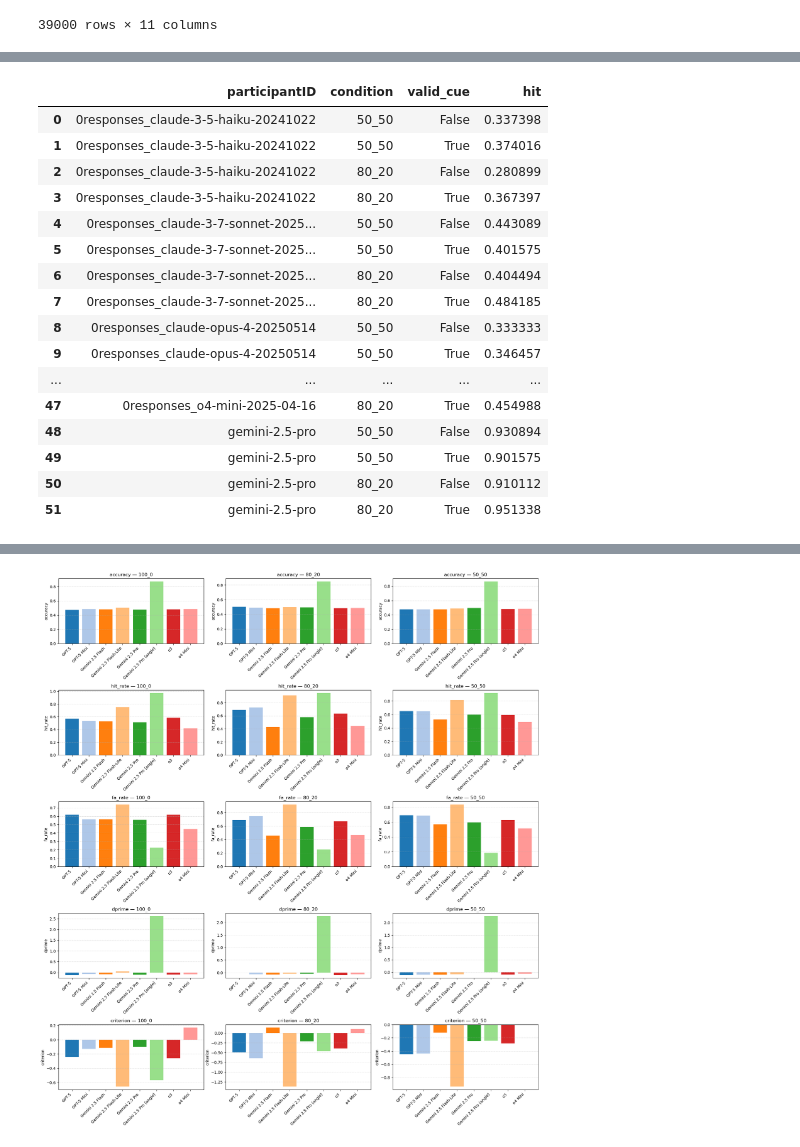
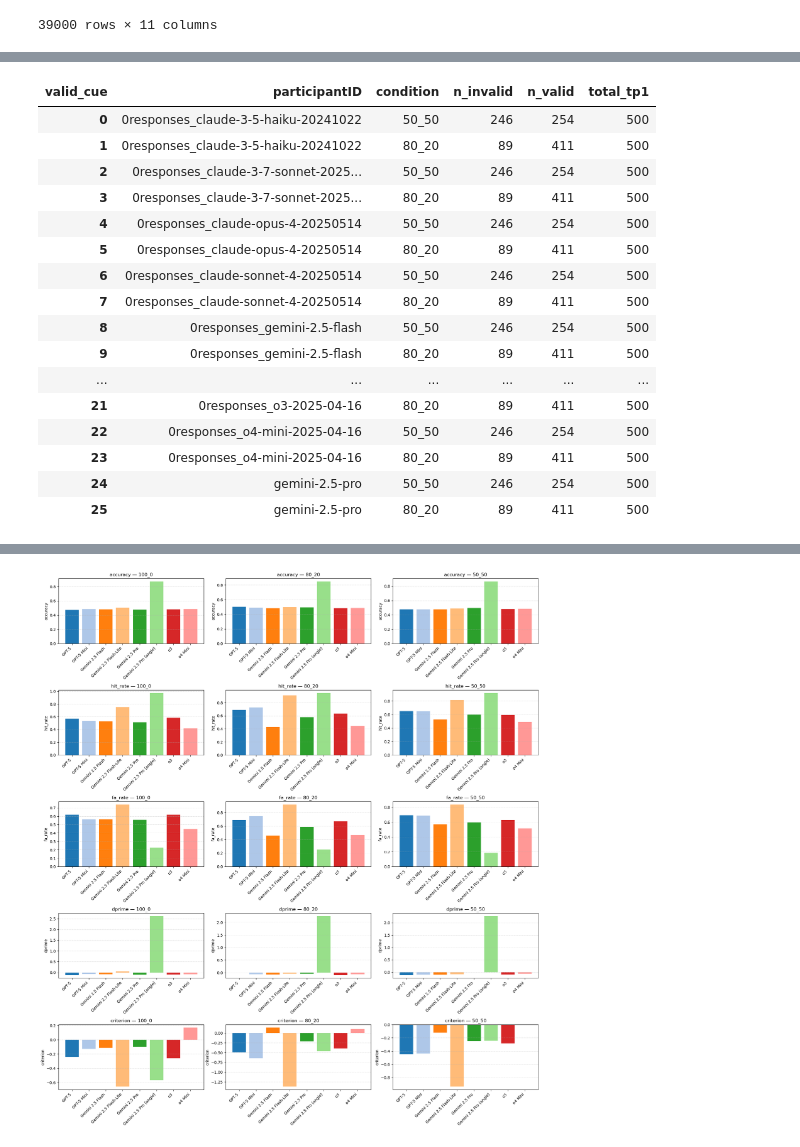
Before and after one commit to AdamRychtecky8/Flexible-Wisdom, a Jupyter notebook: notebooks/Model_exploration.ipynb, the cells around one changed output, grey strips where cells are left out. Cells and saved outputs as stored; diff of their text form; code cells hidden in the pictures.

```diff
--- a/notebooks/Model_exploration.ipynb
+++ b/notebooks/Model_exploration.ipynb
@@ -243,25 +133,54 @@ AMM
 # %%
-#HR Table
+# =============================================
+# Count TP=1 valid vs invalid cue trials
+# Split by model AND condition
+# =============================================
+
 df = model_master[model_master["condition"] != "100_0"].copy()
 
-# --- 1. Compute hit indicator ONLY for TP=1 trials ---
+# Keep only TP = 1 trials
+tp1 = df[df["TP"] == 1]
 
-df[df["TP"] == True].assign(hit=lambda d: (d["decision"] == 1).astype(int)).groupby(["participantID", "condition", "valid_cue"], as_index=False)["hit"].mean()
+# Group by model × condition × cue validity
+cue_counts = (
+    tp1
+    .groupby(["participantID", "condition", "valid_cue"])
+    .size()
+    .reset_index(name="count")
+)
+
+# Pivot to get valid vs invalid columns
+cue_pivot = (
+    cue_counts
+    .pivot(
+        index=["participantID", "condition"],
+        columns="valid_cue",
+        values="count"
+    )
+    .rename(columns={0: "n_invalid", 1: "n_valid"})
+    .fillna(0)
+    .reset_index()
+)
+
+# Total TP = 1 trials in that condition
+cue_pivot["total_tp1"] = cue_pivot["n_valid"] + cue_pivot["n_invalid"]
+
+cue_pivot
 # %% [output]
-|  | participantID | condition | valid_cue | hit |
-| 0 | 0responses_claude-3-5-haiku-20241022 | 50_50 | False | 0.337398 |
-| 1 | 0responses_claude-3-5-haiku-20241022 | 50_50 | True | 0.374016 |
-| 2 | 0responses_claude-3-5-haiku-20241022 | 80_20 | False | 0.280899 |
-| 3 | 0responses_claude-3-5-haiku-20241022 | 80_20 | True | 0.367397 |
-| 4 | 0responses_claude-3-7-sonnet-2025... | 50_50 | False | 0.443089 |
-| 5 | 0responses_claude-3-7-sonnet-2025... | 50_50 | True | 0.401575 |
-| 6 | 0responses_claude-3-7-sonnet-2025... | 80_20 | False | 0.404494 |
-| 7 | 0responses_claude-3-7-sonnet-2025... | 80_20 | True | 0.484185 |
-| 8 | 0responses_claude-opus-4-20250514 | 50_50 | False | 0.333333 |
-| 9 | 0responses_claude-opus-4-20250514 | 50_50 | True | 0.346457 |
-| ... | ... | ... | ... | ... |
-| 47 | 0responses_o4-mini-2025-04-16 | 80_20 | True | 0.454988 |
-| 48 | gemini-2.5-pro | 50_50 | False | 0.930894 |
-| 49 | gemini-2.5-pro | 50_50 | True | 0.901575 |
-| 50 | gemini-2.5-pro | 80_20 | False | 0.910112 |
-| 51 | gemini-2.5-pro | 80_20 | True | 0.951338 |
+| valid_cue | participantID | condition | n_invalid | n_valid | total_tp1 |
+| 0 | 0responses_claude-3-5-haiku-20241022 | 50_50 | 246 | 254 | 500 |
+| 1 | 0responses_claude-3-5-haiku-20241022 | 80_20 | 89 | 411 | 500 |
+| 2 | 0responses_claude-3-7-sonnet-2025... | 50_50 | 246 | 254 | 500 |
+| 3 | 0responses_claude-3-7-sonnet-2025... | 80_20 | 89 | 411 | 500 |
+| 4 | 0responses_claude-opus-4-20250514 | 50_50 | 246 | 254 | 500 |
+| 5 | 0responses_claude-opus-4-20250514 | 80_20 | 89 | 411 | 500 |
+| 6 | 0responses_claude-sonnet-4-20250514 | 50_50 | 246 | 254 | 500 |
+| 7 | 0responses_claude-sonnet-4-20250514 | 80_20 | 89 | 411 | 500 |
+| 8 | 0responses_gemini-2.5-flash | 50_50 | 246 | 254 | 500 |
+| 9 | 0responses_gemini-2.5-flash | 80_20 | 89 | 411 | 500 |
+| ... | ... | ... | ... | ... | ... |
+| 21 | 0responses_o3-2025-04-16 | 80_20 | 89 | 411 | 500 |
+| 22 | 0responses_o4-mini-2025-04-16 | 50_50 | 246 | 254 | 500 |
+| 23 | 0responses_o4-mini-2025-04-16 | 80_20 | 89 | 411 | 500 |
+| 24 | gemini-2.5-pro | 50_50 | 246 | 254 | 500 |
+| 25 | gemini-2.5-pro | 80_20 | 89 | 411 | 500 |
```
Also changed, not shown: parts of 6 cells of this notebook.
